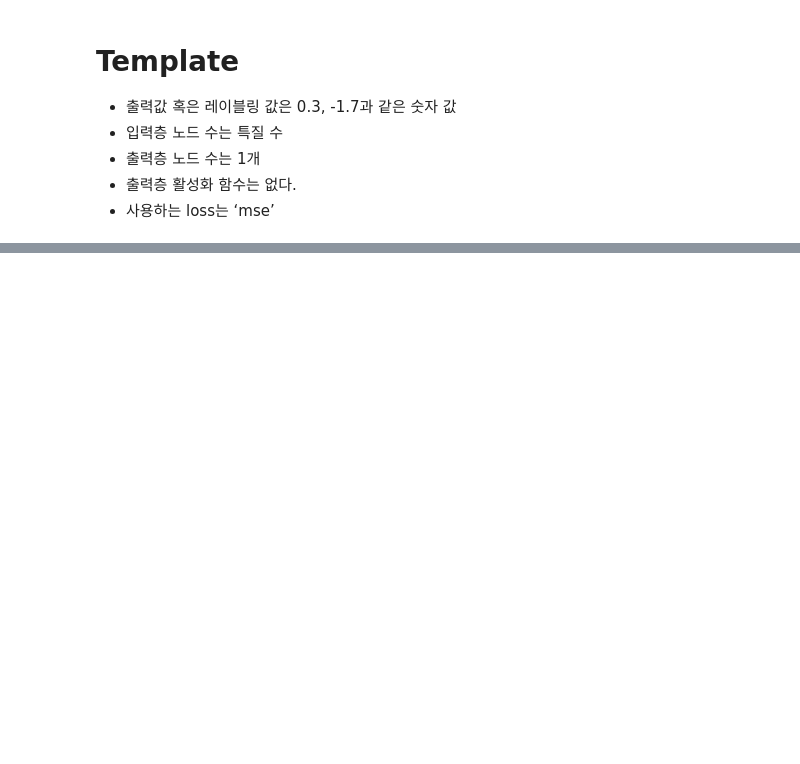
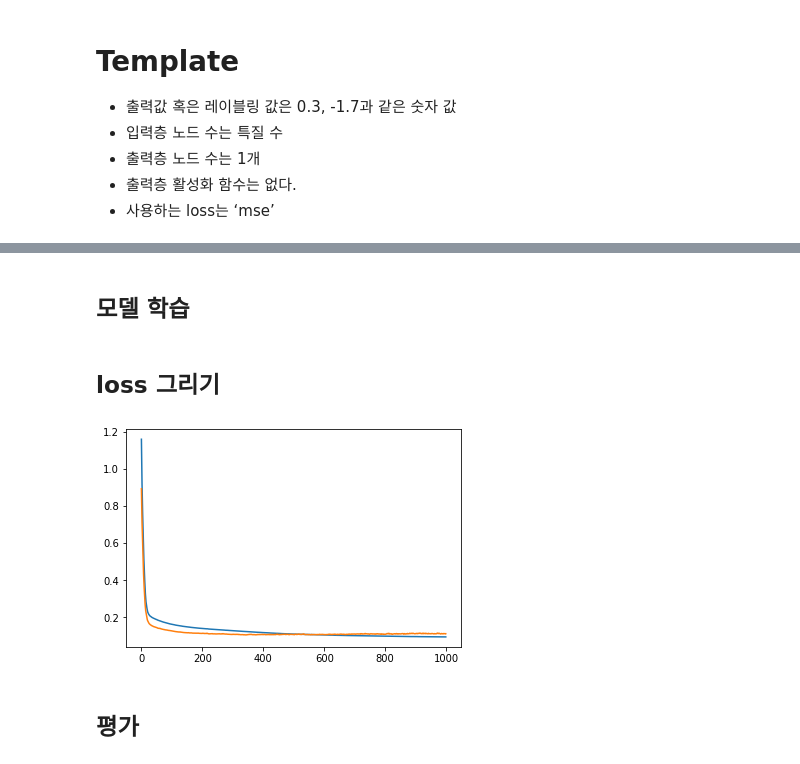
Before and after one commit to dhrim/keras_howto_2021, a Jupyter notebook: class7/template_attribute_data_regression.ipynb, the cells around one changed output, grey strips where cells are left out. Drawn from its saved outputs; the diff is of its cells as text; code cells hidden in the pictures; blank space fills up the shorter version.

```diff
--- a/class7/template_attribute_data_regression.ipynb
+++ b/class7/template_attribute_data_regression.ipynb
@@ -133,0 +151,6 @@ mae= 0.2504035234451294
+# %%
+model = keras.Sequential()
+model.add(Input(9)) # 수정할 곳. 노드수를 입력 데이터 특질 수로 설정.
+model.add(Dense(10, activation='relu'))
+model.add(Dense(10, activation='relu'))
+model.add(Dense(1))
@@ -133,0 +159,2 @@ mae= 0.2504035234451294
+# %%
+model.compile(optimizer="SGD", loss="mse", metrics=["mae"]) # loss는 mse를 사용
@@ -133,0 +181,14 @@ mae= 0.2504035234451294
+# %% [markdown]
+## 모델 학습
+# %%
+history = model.fit(train_x, train_y, epochs=1000, verbose=0, batch_size=128, validation_split=0.1)
+# %% [markdown]
+## loss  그리기
+# %%
+plt.plot(history.history['loss'])
+plt.plot(history.history['val_loss'])
+plt.show()
+# %% [output]
+[figure, added]
+# %% [markdown]
+## 평가
```
Also changed, not shown: parts of 16 cells of this notebook.
